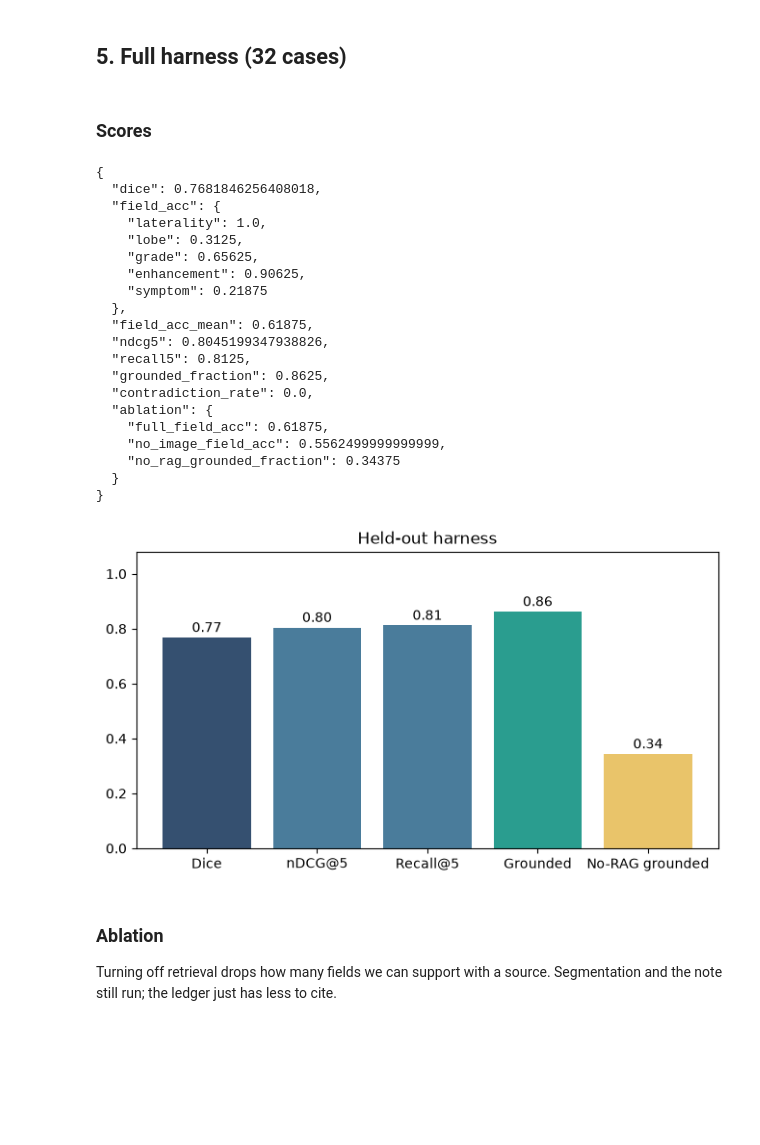
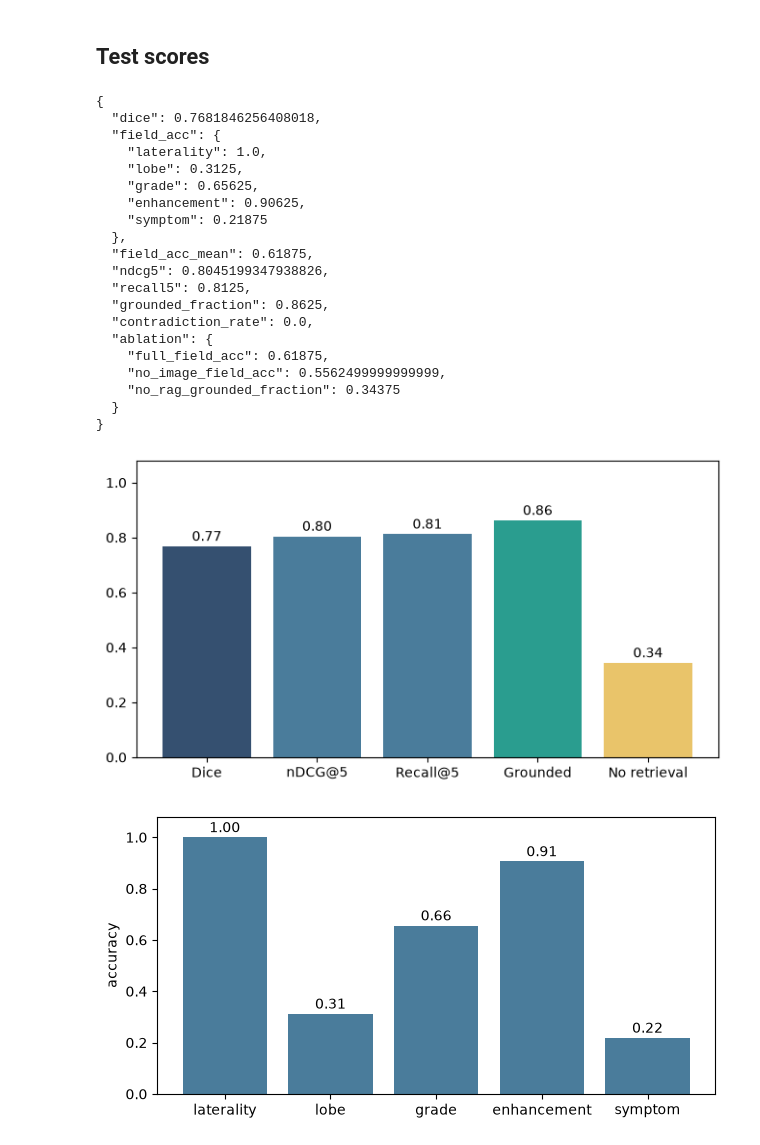
Before and after one commit to ParisaRostaami/gliomagate, a Jupyter notebook: notebooks/gliomagate_results.ipynb, the cells around one changed output. Cells and saved outputs as stored; diff of their text form; code cells hidden in the pictures; blank space fills up the shorter version.

Commit message:
Rewrite the results notebook as a plain evaluation notebook.

```diff
--- a/notebooks/gliomagate_results.ipynb
+++ b/notebooks/gliomagate_results.ipynb
@@ -140,45 +143,50 @@ NOTE:
   0.225  Multidisciplinary glioma protocol
   0.215  WHO CNS 2021 glioblastoma
   0.161  Seizure and temporal lobe
-# %% [markdown]
-## 5. Full harness (32 cases)
+# %% [markdown]
+## Test scores
 # %%
-result = run_harness(cases, mlp, lora)
-metrics = result.as_dict()
-display(Markdown('### Scores'))
+metrics = run_harness(cases, mlp, lora).as_dict()
 print(json.dumps(metrics, indent=2))
 fig, ax = plt.subplots(figsize=(7.8, 4.0))
-keys = ['Dice', 'nDCG@5', 'Recall@5', 'Grounded', 'No-RAG grounded']
-vals = [metrics['dice'], metrics['ndcg5'], metrics['recall5'], metrics['grounded_fraction'], metrics['ablation']['no_rag_grounded_fraction']]
-ax.bar(keys, vals, color=['#355070','#4a7c9b','#4a7c9b','#2a9d8f','#e9c46a'])
-ax.set_ylim(0, 1.08); ax.set_title('Held-out harness')
-for i,v in enumerate(vals):
-    ax.text(i, v+0.02, f'{v:.2f}', ha='center')
+keys = ['Dice', 'nDCG@5', 'Recall@5', 'Grounded', 'No retrieval']
+vals = [metrics['dice'], metrics['ndcg5'], metrics['recall5'],
+        metrics['grounded_fraction'], metrics['ablation']['no_rag_grounded_fraction']]
+ax.bar(keys, vals, color=['#355070', '#4a7c9b', '#4a7c9b', '#2a9d8f', '#e9c46a'])
+ax.set_ylim(0, 1.08)
+for i, v in enumerate(vals):
+    ax.text(i, v + 0.02, f'{v:.2f}', ha='center')
 plt.show()
+
+fig, ax = plt.subplots(figsize=(7.2, 3.6))
+names = list(metrics['field_acc'])
+vals = list(metrics['field_acc'].values())
+ax.bar(names, vals, color='#4a7c9b')
+ax.set_ylim(0, 1.08)
+ax.set_ylabel('accuracy')
+for i, v in enumerate(vals):
+    ax.text(i, v + 0.02, f'{v:.2f}', ha='center')
+plt.show()
 # %% [output]
-### Scores
 {
   "dice": 0.7681846256408018,
   "field_acc": {
     "laterality": 1.0,
     "lobe": 0.3125,
     "grade": 0.65625,
     "enhancement": 0.90625,
     "symptom": 0.21875
   },
   "field_acc_mean": 0.61875,
   "ndcg5": 0.8045199347938826,
   "recall5": 0.8125,
   "grounded_fraction": 0.8625,
   "contradiction_rate": 0.0,
   "ablation": {
     "full_field_acc": 0.61875,
     "no_image_field_acc": 0.5562499999999999,
     "no_rag_grounded_fraction": 0.34375
   }
 }
-[figure, old version]
+[figure, new version]
+[figure, added]
-# %% [markdown]
-### Ablation
-
-Turning off retrieval drops how many fields we can support with a source. Segmentation and the note still run; the ledger just has less to cite.
```
Also changed, not shown: parts of 21 cells of this notebook, 6 other files.
